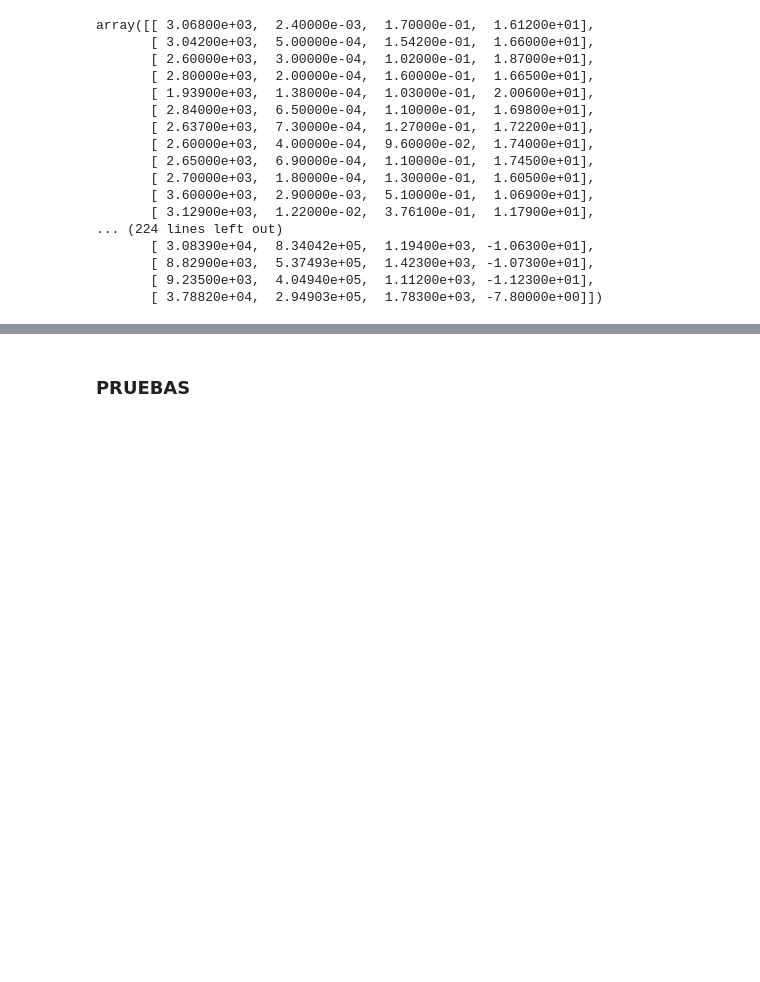
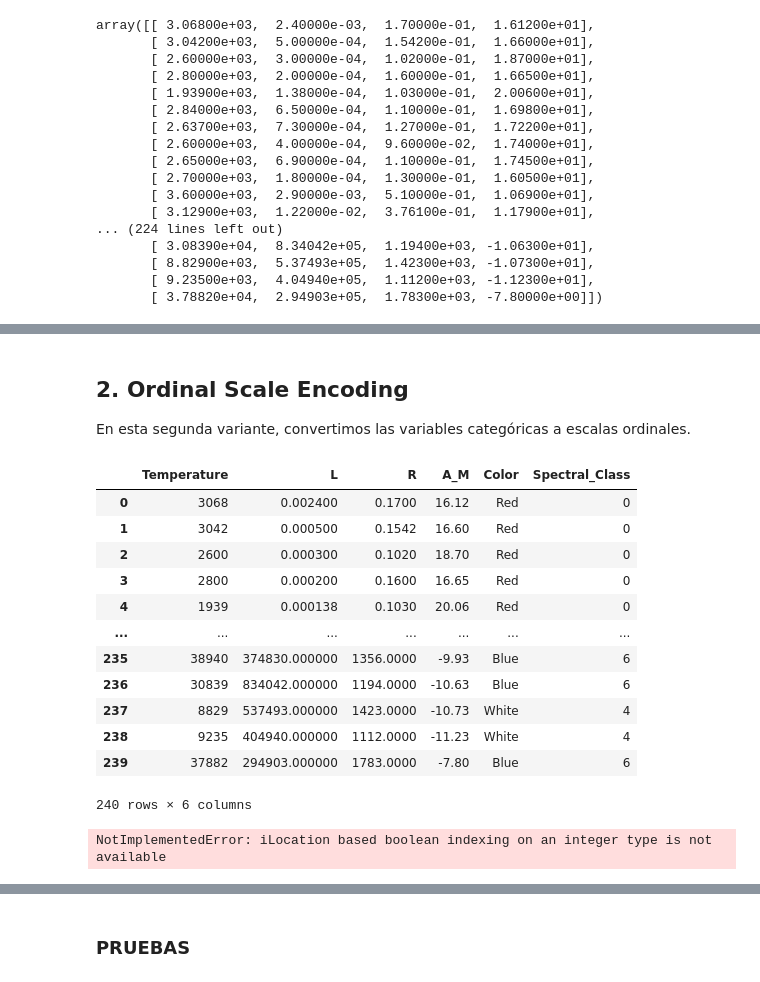
Before and after one commit to mgommez/practica2_ml, a Jupyter notebook: KMeans.ipynb, the cells around one changed output, grey strips where cells are left out. Cells and saved outputs as stored; diff of their text form; code cells hidden in the pictures; blank space fills up the shorter version.

```diff
--- a/KMeans.ipynb
+++ b/KMeans.ipynb
@@ -354,0 +432,32 @@ for i in range(kmeans_stars_prueba.n_clusters):
+# %% [markdown]
+## 2. Ordinal Scale Encoding
+En esta segunda variante, convertimos las variables categóricas a escalas ordinales.
+# %%
+stars_ordinal= stars.copy()
+spectral_class=["M", "K","G", "F","A","B","O"]
+labels= []
+    #Iteramos 1 vez por fila
+for i in stars['Spectral_Class']:
+    labels.append(spectral_class.index(i))
+
+stars_ordinal['Spectral_Class']= labels
+
+stars_ordinal
+# %% [output]
+|  | Temperature | L | R | A_M | Color | Spectral_Class |
+| 0 | 3068 | 0.002400 | 0.1700 | 16.12 | Red | 0 |
+| 1 | 3042 | 0.000500 | 0.1542 | 16.60 | Red | 0 |
+| 2 | 2600 | 0.000300 | 0.1020 | 18.70 | Red | 0 |
+| 3 | 2800 | 0.000200 | 0.1600 | 16.65 | Red | 0 |
+| 4 | 1939 | 0.000138 | 0.1030 | 20.06 | Red | 0 |
+| ... | ... | ... | ... | ... | ... | ... |
+| 235 | 38940 | 374830.000000 | 1356.0000 | -9.93 | Blue | 6 |
+| 236 | 30839 | 834042.000000 | 1194.0000 | -10.63 | Blue | 6 |
+| 237 | 8829 | 537493.000000 | 1423.0000 | -10.73 | White | 4 |
+| 238 | 9235 | 404940.000000 | 1112.0000 | -11.23 | White | 4 |
+| 239 | 37882 | 294903.000000 | 1783.0000 | -7.80 | Blue | 6 |
+240 rows × 6 columns
+# %%
+stars.loc[stars['Color']=="White-Yellow",'Temperature'].mean()
+# %% [output]
+NotImplementedError: iLocation based boolean indexing on an integer type is not available
```
Also changed, not shown: parts of 25 cells of this notebook.
